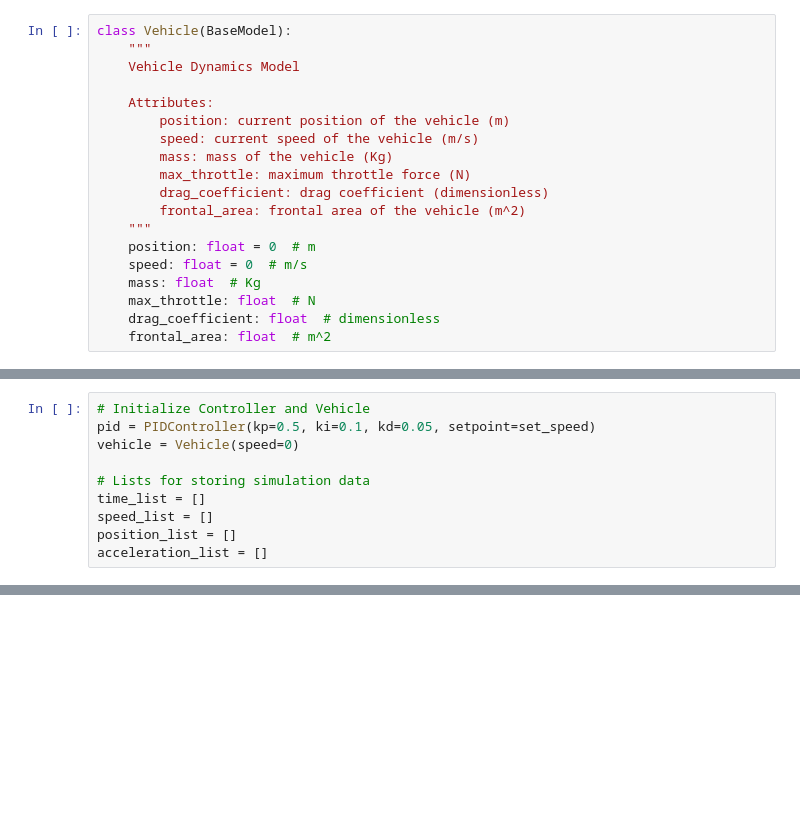
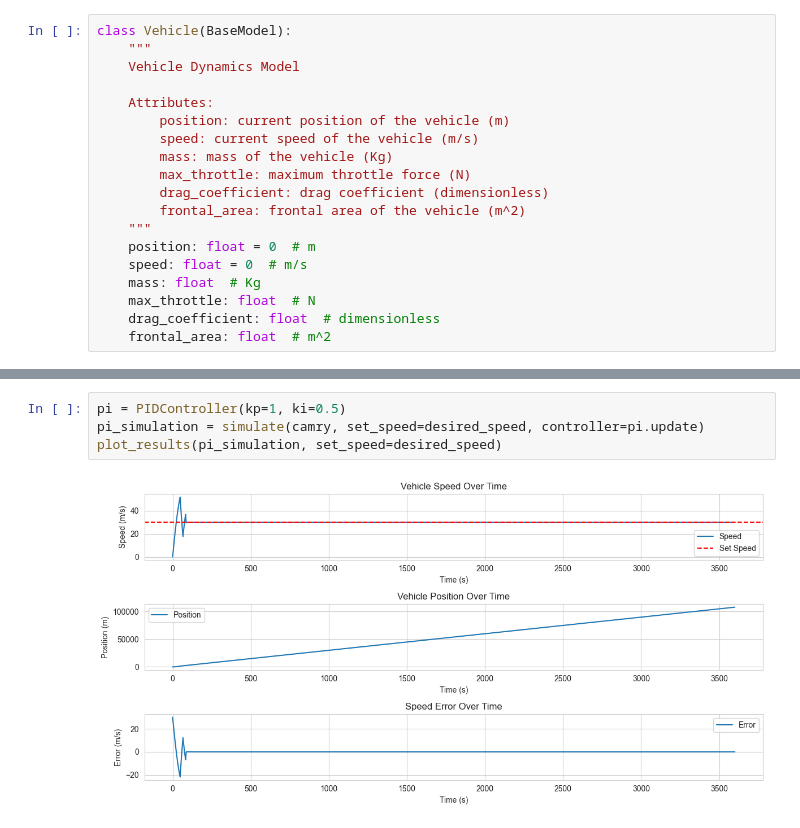
Before and after one commit to tomasanchez/acc-ct, a Jupyter notebook: notebooks/acc.ipynb, the cells around one changed output, grey strips where cells are left out. Drawn from its saved outputs; the diff is of its cells as text; blank space fills up the shorter version.

```diff
--- a/notebooks/acc.ipynb
+++ b/notebooks/acc.ipynb
@@ -218,10 +323,0 @@ set_speed = 28  # desired speed in m/s (100 km/h)
-# %%
-# Initialize Controller and Vehicle
-pid = PIDController(kp=0.5, ki=0.1, kd=0.05, setpoint=set_speed)
-vehicle = Vehicle(speed=0)
-
-# Lists for storing simulation data
-time_list = []
-speed_list = []
-position_list = []
-acceleration_list = []
@@ -274,0 +389,6 @@ print(np.clip(100 * 0.05, 0, 1))
+# %%
+pi = PIDController(kp=1, ki=0.5)
+pi_simulation = simulate(camry, set_speed=desired_speed, controller=pi.update)
+plot_results(pi_simulation, set_speed=desired_speed)
+# %% [output]
+[figure, added]
```
Also changed, not shown: parts of 33 cells of this notebook.
